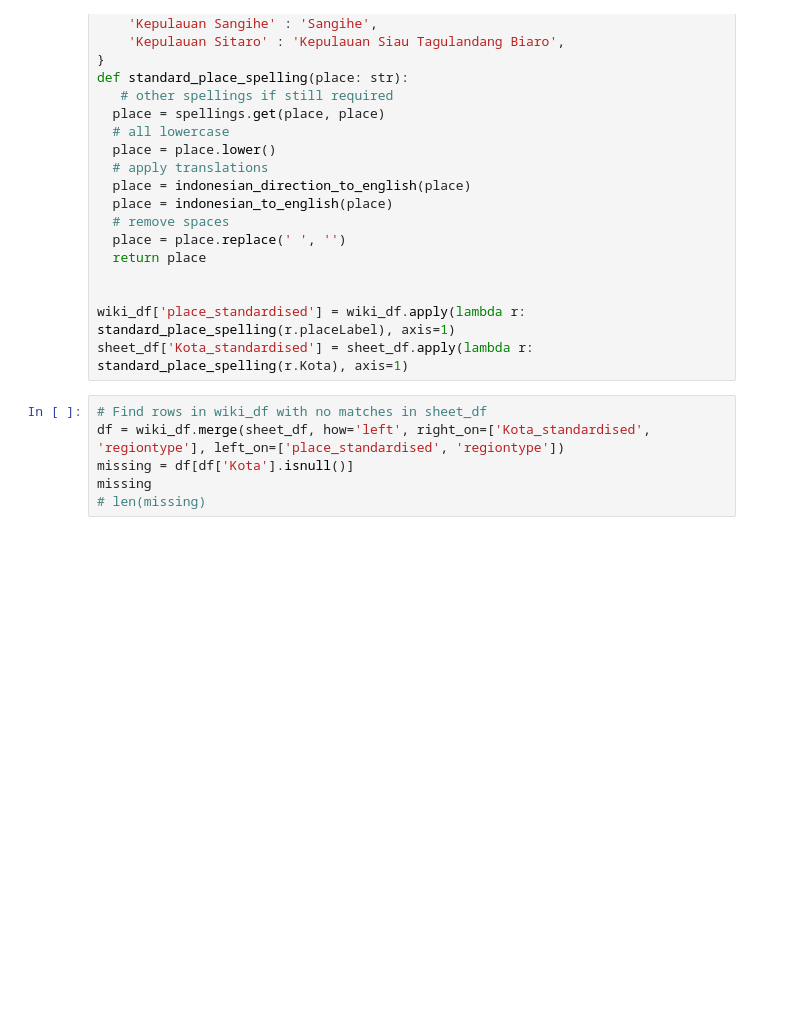
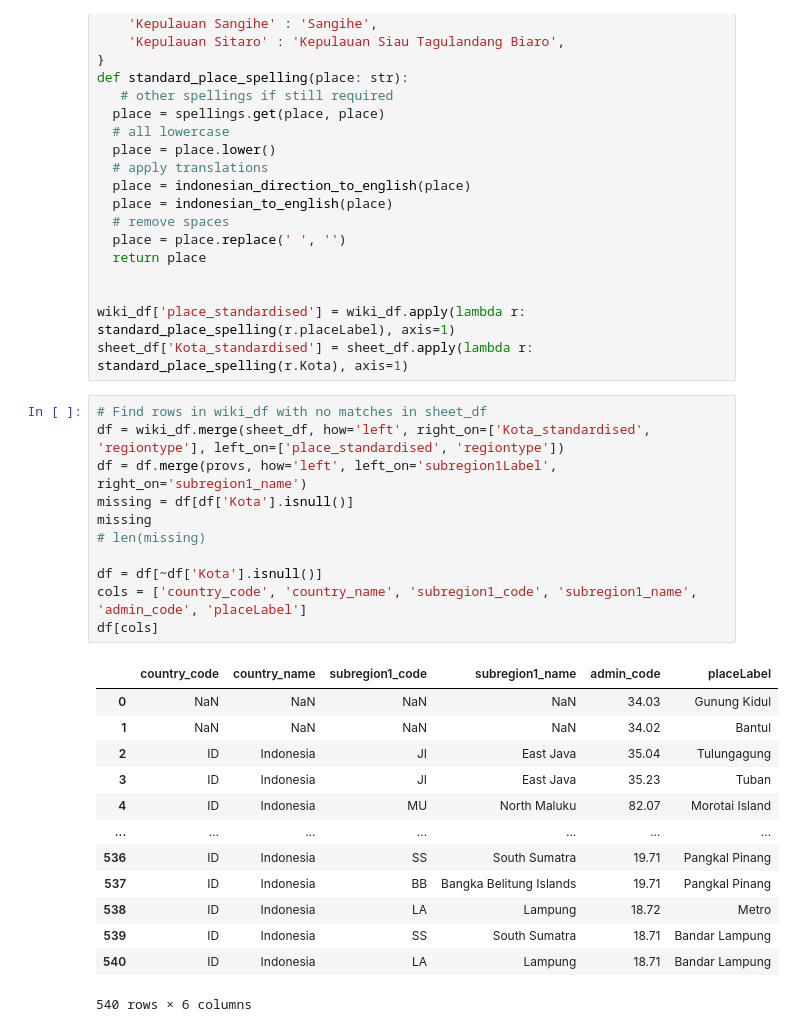
Before and after one commit to dhan16/colabs, a Jupyter notebook: covid19opendata/WikiData.ipynb, the cells around one changed output. Saved outputs shown, nothing was run; the diff lists cells and outputs as text; blank space fills up the shorter version.

```diff
--- a/covid19opendata/WikiData.ipynb
+++ b/covid19opendata/WikiData.ipynb
@@ -159,9 +254,28 @@ sheet_df['Kota_standardised'] = sheet_df.apply(lambda r: standard_place_spelling
 # %%
 # Find rows in wiki_df with no matches in sheet_df
 df = wiki_df.merge(sheet_df, how='left', right_on=['Kota_standardised', 'regiontype'], left_on=['place_standardised', 'regiontype'])
+df = df.merge(provs, how='left', left_on='subregion1Label', right_on='subregion1_name')
 missing = df[df['Kota'].isnull()]
 missing
 # len(missing)
+
+df = df[~df['Kota'].isnull()]
+cols = ['country_code', 'country_name', 'subregion1_code', 'subregion1_name', 'admin_code', 'placeLabel']
+df[cols]
+# %% [output]
+|  | country_code | country_name | subregion1_code | subregion1_name | admin_code | placeLabel |
+| 0 | NaN | NaN | NaN | NaN | 34.03 | Gunung Kidul |
+| 1 | NaN | NaN | NaN | NaN | 34.02 | Bantul |
+| 2 | ID | Indonesia | JI | East Java | 35.04 | Tulungagung |
+| 3 | ID | Indonesia | JI | East Java | 35.23 | Tuban |
+| 4 | ID | Indonesia | MU | North Maluku | 82.07 | Morotai Island |
+| ... | ... | ... | ... | ... | ... | ... |
+| 536 | ID | Indonesia | SS | South Sumatra | 19.71 | Pangkal Pinang |
+| 537 | ID | Indonesia | BB | Bangka Belitung Islands | 19.71 | Pangkal Pinang |
+| 538 | ID | Indonesia | LA | Lampung | 18.72 | Metro |
+| 539 | ID | Indonesia | SS | South Sumatra | 18.71 | Bandar Lampung |
+| 540 | ID | Indonesia | LA | Lampung | 18.71 | Bandar Lampung |
+540 rows × 6 columns
 # %%
 # Find rows in sheet_df with no matches in wiki_df
 df = sheet_df.merge(wiki_df, how='left', left_on=['Kota_standardised', 'regiontype'], right_on=['place_standardised', 'regiontype'])
```
Also changed, not shown: parts of 7 cells of this notebook.
